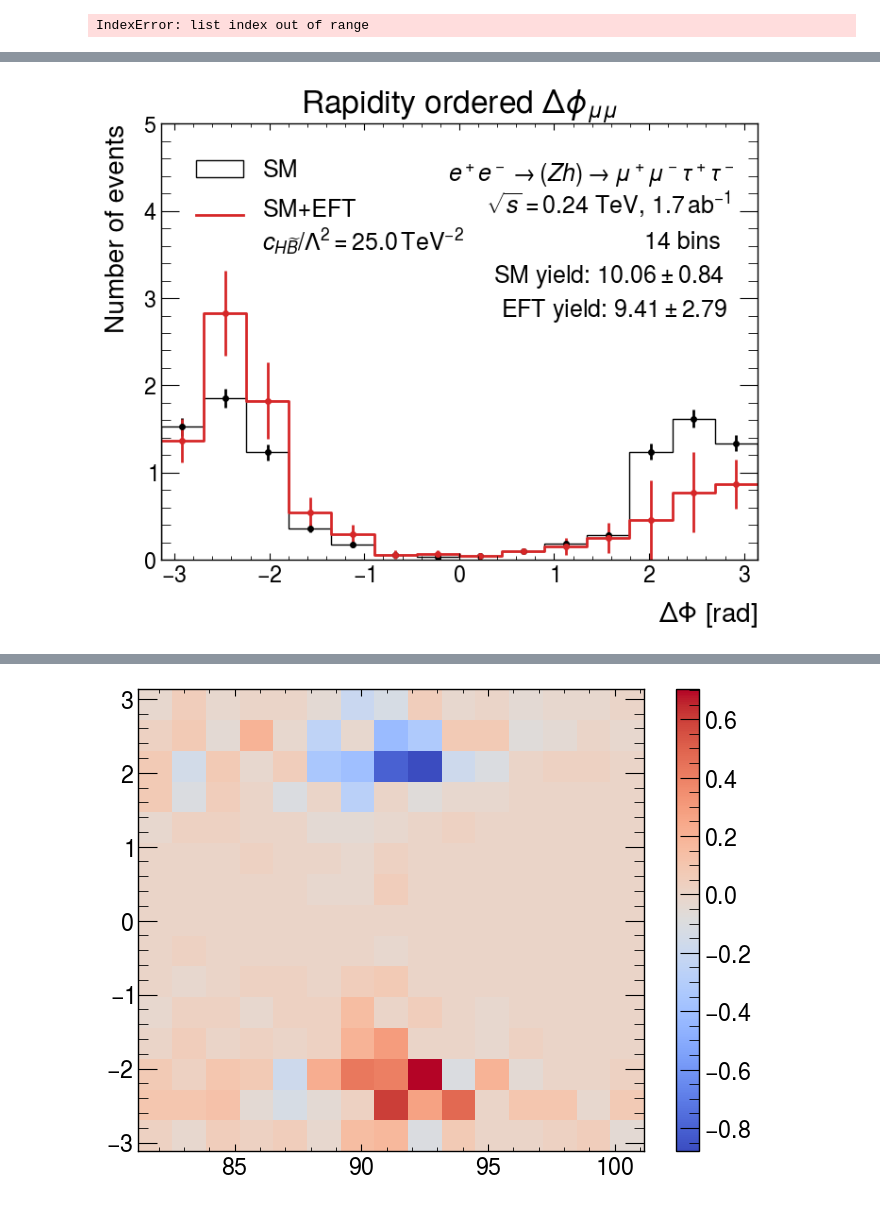
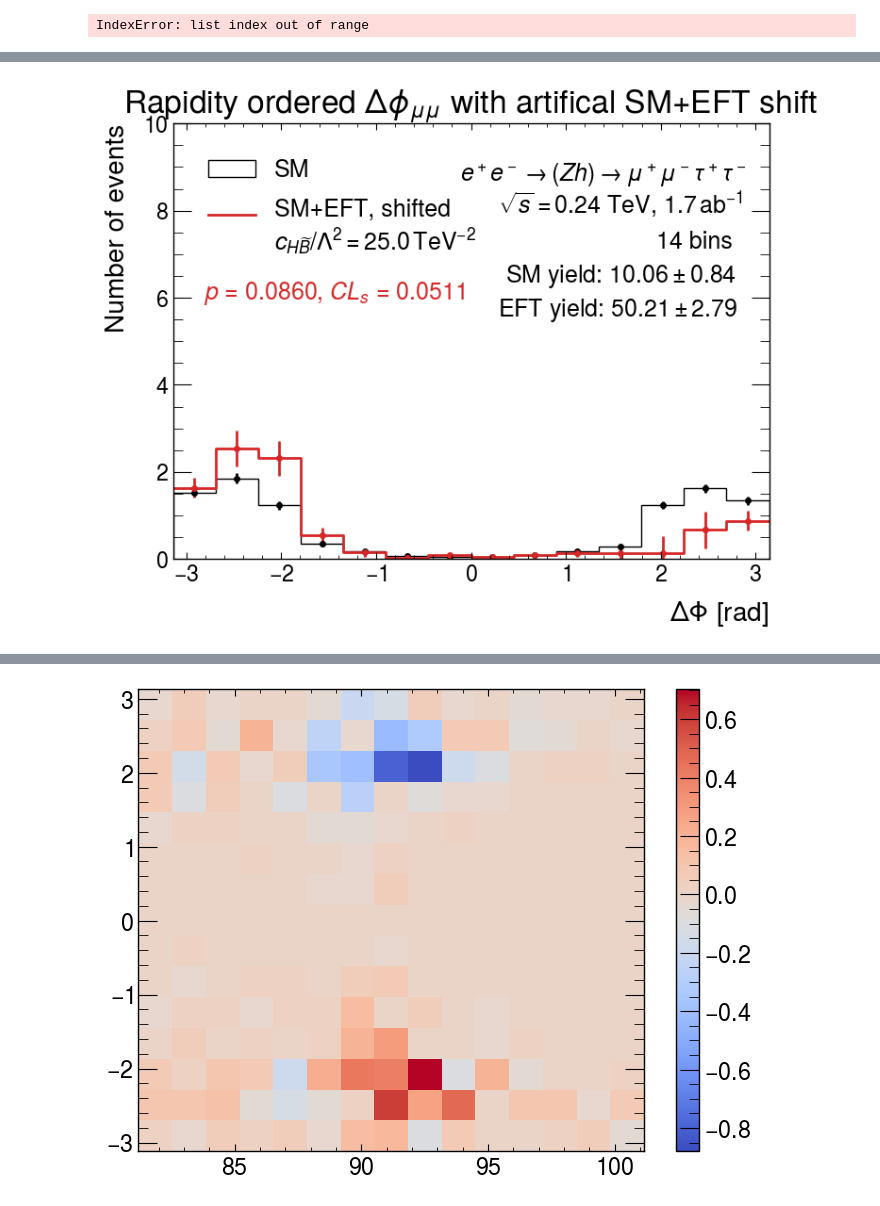
Before and after one commit to Arun-Atwal/ee_zh_final_analysis, a Jupyter notebook: ee_zh_final_analysis.ipynb, the cells around one changed output, grey strips where cells are left out. Saved outputs shown, nothing was run; the diff lists cells and outputs as text; code cells hidden in the pictures.

```diff
--- a/ee_zh_final_analysis.ipynb
+++ b/ee_zh_final_analysis.ipynb
@@ -375,7 +387,7 @@ plt.savefig("delta_phi_mu_separate.pdf")
 IndexError: list index out of range
 # %%
 start = 1
-choice = 29
+choice = 25
 eft =choice - start + 1
 # eft = 1
 # %%
@@ -490,36 +502,38 @@ min yield:  6.605556624812282
 # %%
 """Plot above but as number of events"""
 sm = 1
 # eft = 1
 bins = 14
 plot_range = (-math.pi, math.pi)
 luminosity = 1.7 * 10**(6) # pb^-1
 
 delta_phi_mu_y_sm = delta_phi_rapidity(sm_muons[sm-1])
 delta_phi_mu_y_eft = delta_phi_rapidity(eft_muons[eft-1])
 # print(len(delta_phi_mu_y_sm), len(delta_phi_mu_y_eft))
 
 sm_histo, sm_err = n_events_histo(delta_phi_mu_y_sm, sm_weights[sm-1], bins, 'SM', 'k', plot_range)
 eft_histo, eft_err= n_events_histo(delta_phi_mu_y_eft, eft_weights[eft-1], bins, 'EFT', 'k', plot_range, False)
 smeft_histo, smeft_err = n_smeft_histo(sm_histo, sm_err, eft_histo, eft_err, bins,
-                                         '\nSM+EFT\n' + r'$c_{H\widetilde{B}} / \Lambda^2 = 25.0 \, \text{TeV}^{-2}$', 'tab:red', plot_range)
+                                         '\nSM+EFT, shifted\n' + r'$c_{H\widetilde{B}} / \Lambda^2 = 25.0 \, \text{TeV}^{-2}$', 'tab:red', plot_range)
 plt.xlabel(r'$\Delta \Phi$ [rad]')
 # plt.ylabel(r'Differential cross section $\frac{\mathrm{d}\sigma}{\mathrm{d}(\Delta \phi_{\mu \mu})}$ [pb/rad]')
 plt.ylabel('Number of events')
-plt.ylim(0, 5)
+# plt.ylim(0, 5)
+plt.ylim(0,10)
 # plt.title(r'EFT vs SM $\Delta \Phi$ between $\mu_1$ and $\mu_2$, ordered by rapidity' + f'\n (SM run {sm}, EFT run {eft}) \n' + r'$c_{H\widetilde{B}}$ = 10.0')
-plt.title(r'Rapidity ordered $\Delta \phi_{\mu \mu}$')
+plt.title(r'Rapidity ordered $\Delta \phi_{\mu \mu}$ with artifical SM+EFT shift')
 # plt.text(-2.75, 1.25e-5, r'$\sqrt{s} = 0.24$ TeV', fontsize=18)
 plt.text(0.59, 0.77, r'$\sqrt{s} = 0.24$ TeV, $1.7 \, \text{ab}^{-1}$', fontsize=18, transform=plt.gcf().transFigure)
 plt.text(0.8, 0.71, '14 bins', fontsize=18, transform=plt.gcf().transFigure)
 plt.text(0.6, 0.65, r'SM yield: $10.06 \pm 0.84$', fontsize=18, transform=plt.gcf().transFigure)
-plt.text(0.61, 0.59, r'EFT yield: $9.41 \pm 2.79$', fontsize=18, transform=plt.gcf().transFigure)
+plt.text(0.59, 0.59, r'EFT yield: $50.21 \pm 2.79$', fontsize=18, transform=plt.gcf().transFigure)
 plt.text(0.54, 0.83, r'$e^+ e^- \rightarrow (Z h) \rightarrow \mu^+ \mu^- \tau^+ \tau^-$', fontsize=18, transform=plt.gcf().transFigure)
+plt.text(0.2, 0.62, r'$p$ = 0.0860, $CL_s$ = 0.0511', color = 'tab:red', fontsize=18, transform=plt.gcf().transFigure)
 # plt.title(r'EFT vs SM $\Delta \Phi$ between $\mu_1$ and $\mu_2$, ordered by rapidity' + '\n chbtil = 0.1')
 plt.legend(fontsize = 18, labelspacing = -0.5, loc = 'upper left')
 plt.savefig("delta_phi_mu_y_n_events.pdf")
 # %% [output]
-[figure, old version]
+[figure, new version]
 # %%
 """CLs method"""
 
```
Also changed, not shown: parts of 16 cells of this notebook, 55 other files.
